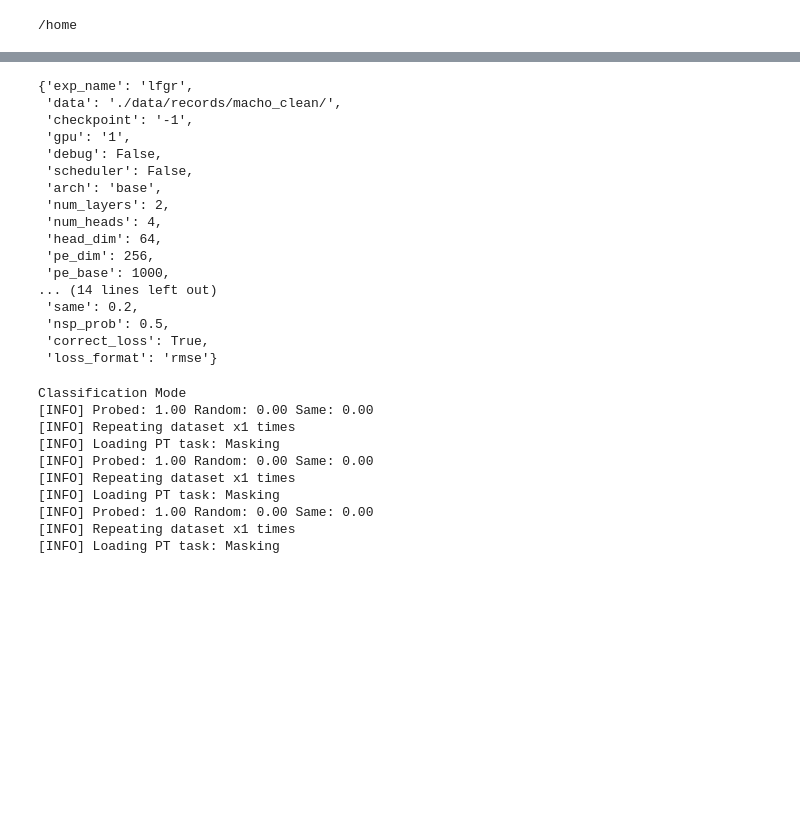
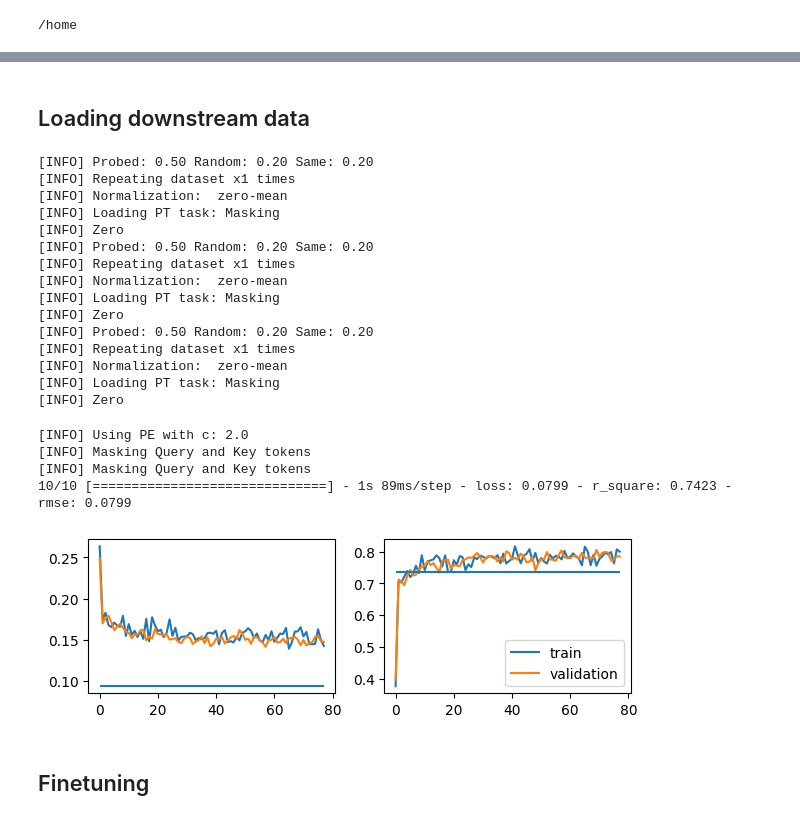
Before and after one commit to cridonoso/astromer, a Jupyter notebook: presentation/pipelines/pipeline_0/Untitled.ipynb, the cells around one changed output, grey strips where cells are left out. Cells and saved outputs as stored; diff of their text form; code cells hidden in the pictures; blank space fills up the shorter version.

```diff
--- a/presentation/pipelines/pipeline_0/Untitled.ipynb
+++ b/presentation/pipelines/pipeline_0/Untitled.ipynb
@@ -27,5 +28,7 @@ To enable them in other operations, rebuild TensorFlow with the appropriate comp
 # %%
-root = './presentation/results/lfgr/2024-03-25_18-27-29/'
-
-astromer, config = load_pt_model(os.path.join(root, 'pretraining'))
+root = './presentation/results/zero/2024-04-24_16-13-23/'
+adam_op = Adam(1e-5, beta_1=0.9, beta_2=0.98, epsilon=1e-9,
+               clipnorm=1e-4)
+astromer, config = load_pt_model(os.path.join(root, 'pretraining'), optimizer=adam_op)
+pd.DataFrame([config])[['data', 'arch', 'lr', 'probed', 'rs', 'same', 'mask_format', 'm_alpha']]
 # %% [output]
@@ -34,39 +43,49 @@ astromer, config = load_pt_model(os.path.join(root, 'pretraining'))
-# %%
-config
-# %% [output]
-{'exp_name': 'lfgr',
- 'data': './data/records/macho_clean/',
- 'checkpoint': '-1',
- 'gpu': '1',
- 'debug': False,
- 'scheduler': False,
- 'arch': 'base',
- 'num_layers': 2,
- 'num_heads': 4,
- 'head_dim': 64,
- 'pe_dim': 256,
- 'pe_base': 1000,
-... (14 lines left out)
- 'same': 0.2,
- 'nsp_prob': 0.5,
- 'correct_loss': True,
- 'loss_format': 'rmse'}
+# %% [markdown]
+## Loading downstream data
 # %%
-data_path = './data/records/alcock/fold_0/alcock_20/'
+data_path = './data/records/alcock/fold_0/alcock_100/'
 loaders = build_loader(data_path,
                        config,
                        batch_size=32,
-                       clf_mode=True,
+                       clf_mode=False,
                        sampling=False,
                        normalize='zero-mean')
 # %% [output]
-Classification Mode
-[INFO] Probed: 1.00 Random: 0.00 Same: 0.00
+[INFO] Probed: 0.50 Random: 0.20 Same: 0.20
 [INFO] Repeating dataset x1 times
+[INFO] Normalization:  zero-mean
 [INFO] Loading PT task: Masking
-[INFO] Probed: 1.00 Random: 0.00 Same: 0.00
+[INFO] Zero
+[INFO] Probed: 0.50 Random: 0.20 Same: 0.20
 [INFO] Repeating dataset x1 times
+[INFO] Normalization:  zero-mean
 [INFO] Loading PT task: Masking
-[INFO] Probed: 1.00 Random: 0.00 Same: 0.00
+[INFO] Zero
+[INFO] Probed: 0.50 Random: 0.20 Same: 0.20
 [INFO] Repeating dataset x1 times
+[INFO] Normalization:  zero-mean
 [INFO] Loading PT task: Masking
+[INFO] Zero
+# %%
+test_loss, test_r2, test_rmse = astromer.evaluate(loaders['test'].take(10))
+# %% [output]
+[INFO] Using PE with c: 2.0
+[INFO] Masking Query and Key tokens
+[INFO] Masking Query and Key tokens
+10/10 [==============================] - 1s 89ms/step - loss: 0.0799 - r_square: 0.7423 - rmse: 0.0799
+# %%
+fig, axes = plt.subplots(1, 2, figsize=(7, 2))
+for sset in ['train', 'validation']:
+    m = get_metrics(os.path.join(root, 'pretraining', 'tensorboard', sset))
+    axes[0].plot(m['step'], m['value'])
+    m = get_metrics(os.path.join(root, 'pretraining', 'tensorboard', sset), metric_name='epoch_r_square')
+    axes[1].plot(m['step'], m['value'], label=sset)
+
+axes[0].hlines(test_loss, 0, m['step'].max())
+axes[1].hlines(test_r2, 0, m['step'].max())
+plt.legend()
+plt.show()
+# %% [output]
+[figure, added]
+# %% [markdown]
+## Finetuning
```
Also changed, not shown: parts of 10 cells of this notebook, 10 other files.
